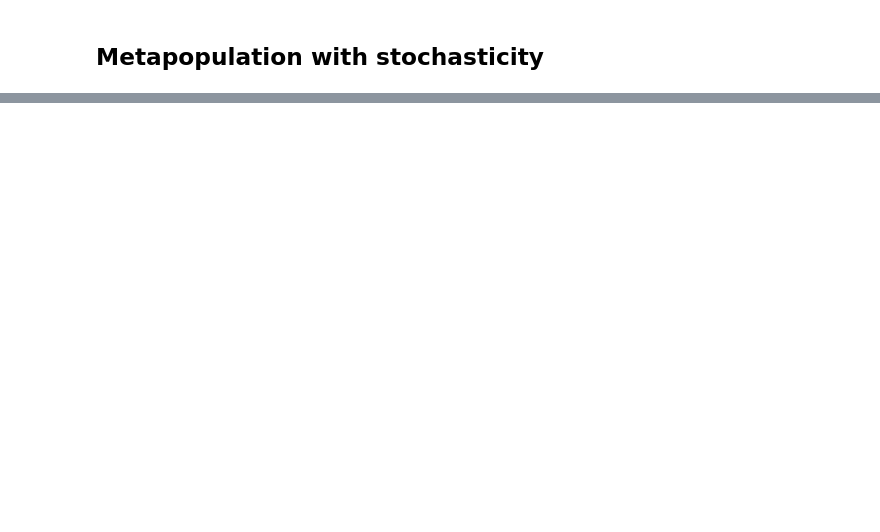
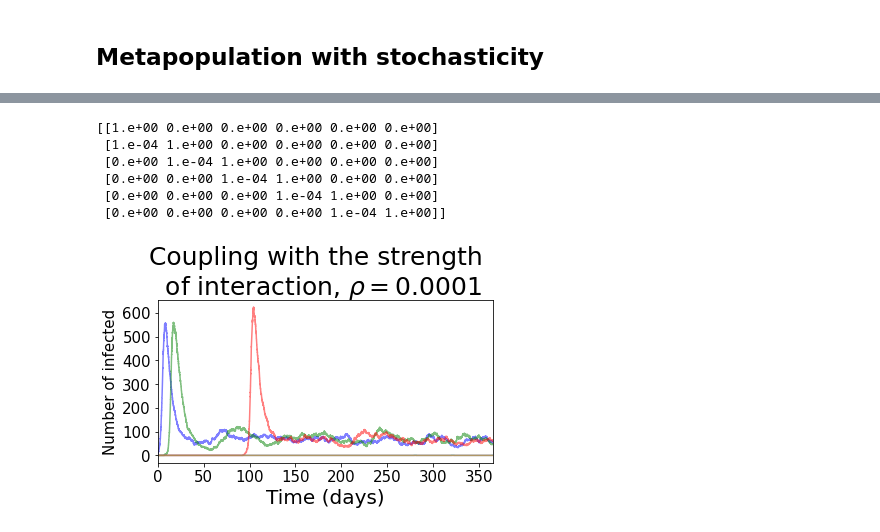
Before and after one commit to Florisdv5/Introcomp_assign2, a Jupyter notebook: Introcomp_assign2.ipynb, the cells around one changed output, grey strips where cells are left out. Saved outputs shown, nothing was run; the diff lists cells and outputs as text; code cells hidden in the pictures; blank space fills up the shorter version.

```diff
--- a/Introcomp_assign2.ipynb
+++ b/Introcomp_assign2.ipynb
@@ -649,0 +411,79 @@ IndexError: index 12 is out of bounds for axis 0 with size 6
+# %%
+beta=1
+gamma=1/7.0
+mu=1/70
+N0=1000
+rhoij = 0.0001
+nsub = 6
+rho = np.zeros((nsub,nsub))
+for pop in range(nsub):
+    for sub in range(nsub):
+        if pop == sub:
+            rho[pop][sub] = 1
+            if pop < nsub-1:
+                rho[pop+1][sub] = rhoij
+
+print(rho)
+ND=MaxTime=365.0
+Y01=10
+X01=N0-Y01
+# Y01=pl.ceil(mu*N0/gamma)
+# X01=pl.floor(gamma*N0/beta)
+Z01=N0-X01-Y01
+
+Y02=0
+X02=N0-Y02
+# Y02=0
+# X02=pl.floor(gamma*N0/beta)
+Z02=N0-X02-Y02
+
+INPUT01 = [[X01,Y01,Z01]]
+INPUT = INPUT01 + [[X02,Y02,Z02] for x in range(nsub-1)]
+# print(INPUT)
+
+
+timestep=0.0
+linestyles = ['-', ":", '--', '-.']
+colors = ['b', 'g', 'r', 'c', 'm', 'y']
+
+fig, (ax2) = plt.subplots(1, sharex=True, figsize = (6,3))
+
+for i in range(1):
+    INPUT = INPUT01 + [[X02,Y02,Z02] for x in range(nsub-1)]
+#     print(INPUT)
+    [T,S,I,R]=Stoch_Iteration_met(INPUT)
+
+    tT=T
+    tS=S
+    tI=I
+    tR=R
+    for sub in range(nsub):
+        if i == 0:
+            ax2.plot(tT[1:], tI[sub][1:], alpha = 0.5, color = colors[sub], linestyle = linestyles[i], label=('Subpop. {}'.format(sub+1)))
+        else:
+            ax2.plot(tT[1:], tI[sub][1:], alpha = 0.5, color = colors[sub], linestyle = linestyles[i])
+
+ax2.set_ylabel("Number of infected", size = 15)
+ax2.set_xlim(0,365)
+
+
+# plt.legend(loc = "upper right", fontsize = "x-large", bbox_to_anchor = (1.43,1))
+for tick in ax2.xaxis.get_major_ticks():
+    tick.label.set_fontsize(15)
+# for tick in ax1.yaxis.get_major_ticks():
+#     tick.label.set_fontsize(15)
+for tick in ax2.yaxis.get_major_ticks():
+    tick.label.set_fontsize(15)
+# for tick in ax3.yaxis.get_major_ticks():
+#     tick.label.set_fontsize(15)
+fig.suptitle('Coupling with the strength \n of interaction, $\N{greek small letter rho} = {}$'.format(rhoij), size = 25, y = 1.13)
+plt.xlabel ('Time (days)', size = 20)
+plt.show()
+# %% [output]
+[[1.e+00 0.e+00 0.e+00 0.e+00 0.e+00 0.e+00]
+ [1.e-04 1.e+00 0.e+00 0.e+00 0.e+00 0.e+00]
+ [0.e+00 1.e-04 1.e+00 0.e+00 0.e+00 0.e+00]
+ [0.e+00 0.e+00 1.e-04 1.e+00 0.e+00 0.e+00]
+ [0.e+00 0.e+00 0.e+00 1.e-04 1.e+00 0.e+00]
+ [0.e+00 0.e+00 0.e+00 0.e+00 1.e-04 1.e+00]]
+[figure, added]
```
Also changed, not shown: parts of 11 cells of this notebook.
